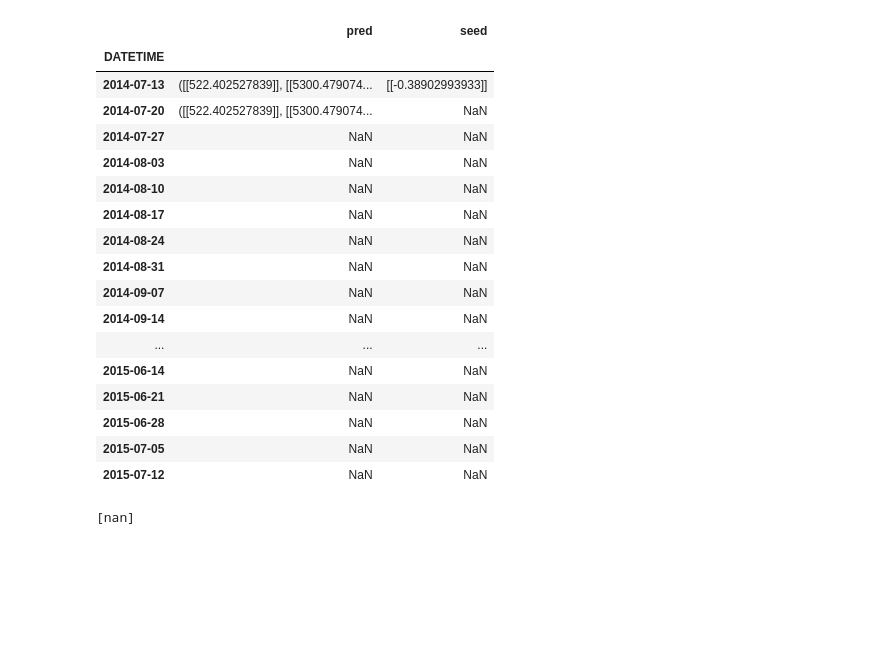
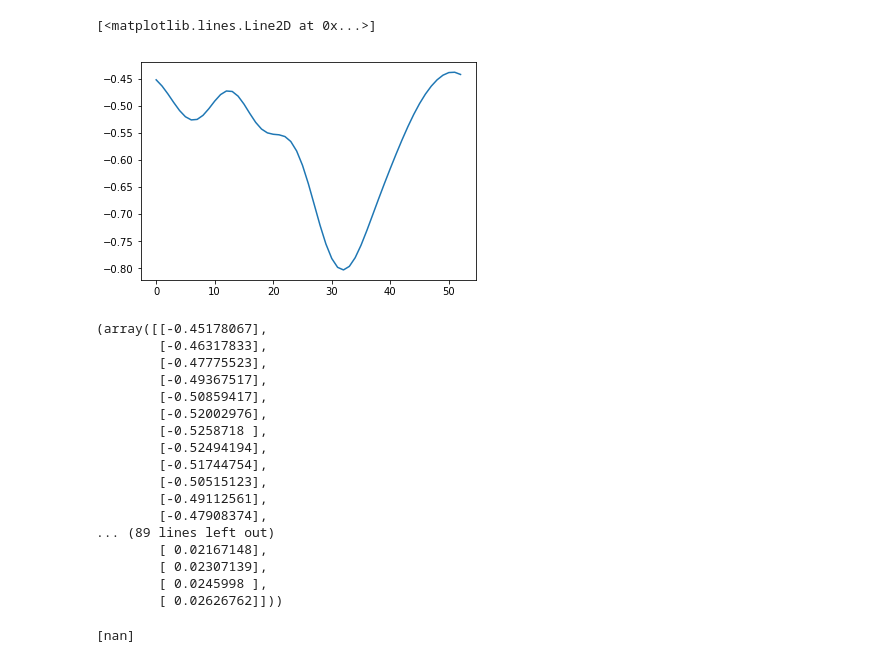
Before and after one commit to sar2160/GP, a Jupyter notebook: Model_Fit-Whole City.ipynb, the cells around one changed output. Drawn from its saved outputs; the diff is of its cells as text; code cells hidden in the pictures; blank space fills up the shorter version.

```diff
--- a/Model_Fit-Whole City.ipynb
+++ b/Model_Fit-Whole City.ipynb
@@ -151,29 +129,29 @@ test
-# %%
-
-#m.predict_f()[0]
-#[output.ix[0,'seed'][0]]
-[data_dict['X_train'][-1]]
-
-output
-# %% [output]
-|  | pred | seed |
-| DATETIME |  |  |
-| 2014-07-13 | ([[522.402527839]], [[5300.479074... | [[-0.38902993933]] |
-| 2014-07-20 | ([[522.402527839]], [[5300.479074... | NaN |
-| 2014-07-27 | NaN | NaN |
-| 2014-08-03 | NaN | NaN |
-| 2014-08-10 | NaN | NaN |
-| 2014-08-17 | NaN | NaN |
-| 2014-08-24 | NaN | NaN |
-| 2014-08-31 | NaN | NaN |
-| 2014-09-07 | NaN | NaN |
-| 2014-09-14 | NaN | NaN |
-| ... | ... | ... |
-| 2015-06-14 | NaN | NaN |
-| 2015-06-21 | NaN | NaN |
-| 2015-06-28 | NaN | NaN |
-| 2015-07-05 | NaN | NaN |
-| 2015-07-12 | NaN | NaN |
+# %%
+f = m.predict_f(data_dict['X_test'])
+plt.plot(f[0])
+# %% [output]
+[<matplotlib.lines.Line2D at 0x...>]
+[figure, added]
+# %%
+m.
+# %% [output]
+(array([[-0.45178067],
+        [-0.46317833],
+        [-0.47775523],
+        [-0.49367517],
+        [-0.50859417],
+        [-0.52002976],
+        [-0.5258718 ],
+        [-0.52494194],
+        [-0.51744754],
+        [-0.50515123],
+        [-0.49112561],
+        [-0.47908374],
+... (89 lines left out)
+        [ 0.02167148],
+        [ 0.02307139],
+        [ 0.0245998 ],
+        [ 0.02626762]]))
 # %%
 
 output = pd.DataFrame(index=test.index, columns=['pred','seed'])
```
Also changed, not shown: parts of 7 cells of this notebook, 4 other files.
